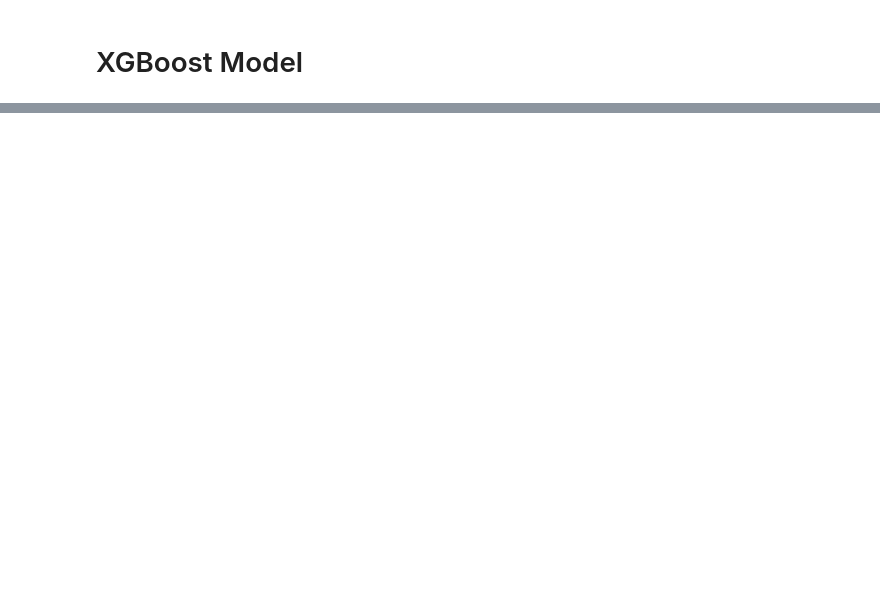
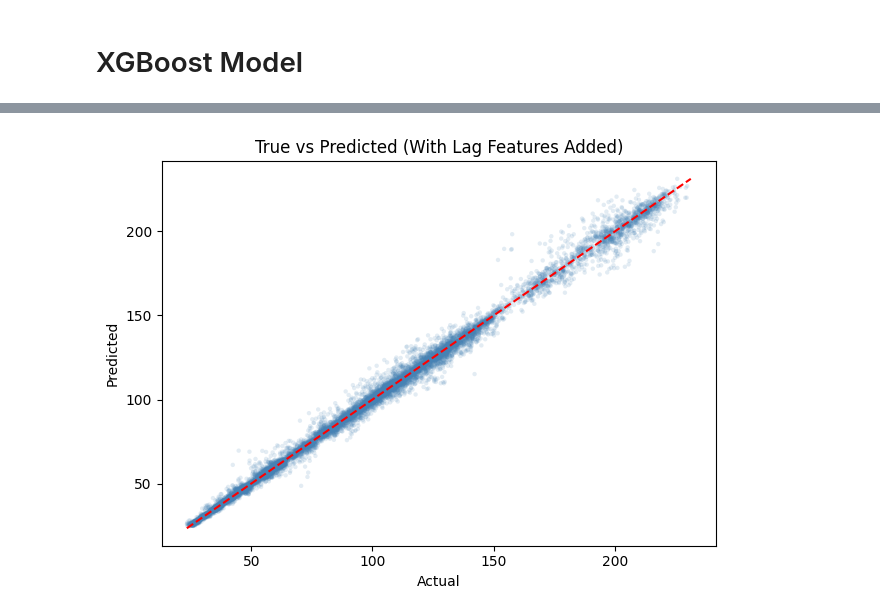
Before and after one commit to dsagher/CSE_881_Final_Project, a Jupyter notebook: combined_notebook.ipynb, the cells around one changed output, grey strips where cells are left out. Saved outputs shown, nothing was run; the diff lists cells and outputs as text; code cells hidden in the pictures; blank space fills up the shorter version.

Commit message:
Ridge Regression

```diff
--- a/combined_notebook.ipynb
+++ b/combined_notebook.ipynb
@@ -587,0 +629,13 @@ plt.show()
+# %%
+from sklearn.preprocessing import StandardScaler
+from sklearn.linear_model import Ridge
+
+scaler = StandardScaler()
+
+X_trainscaled = scaler.fit_transform(X_train)
+X_testscaled = scaler.transform(X_test)
+# %%
+ridge_model = Ridge(alpha = 1.0)
+
+ridge_model.fit(X_trainscaled, y_train)
+ridge_pred = ridge_model.predict(X_testscaled)
@@ -587,0 +689,15 @@ plt.show()
+# %%
+plt.scatter(y_test, ridge_pred, alpha=0.15, s=10, color='steelblue', edgecolors='none')
+
+lo = min(y_test.min(), ridge_pred.min())
+hi = max(y_test.max(), ridge_pred.max())
+plt.plot([lo, hi], [lo, hi], 'r--', linewidth=1.5)
+
+plt.title("True vs Predicted (With Lag Features Added)")
+plt.xlabel('Actual')
+plt.ylabel('Predicted')
+
+plt.tight_layout()
+plt.show()
+# %% [output]
+[figure, added]
```
Also changed, not shown: parts of 26 cells of this notebook.
